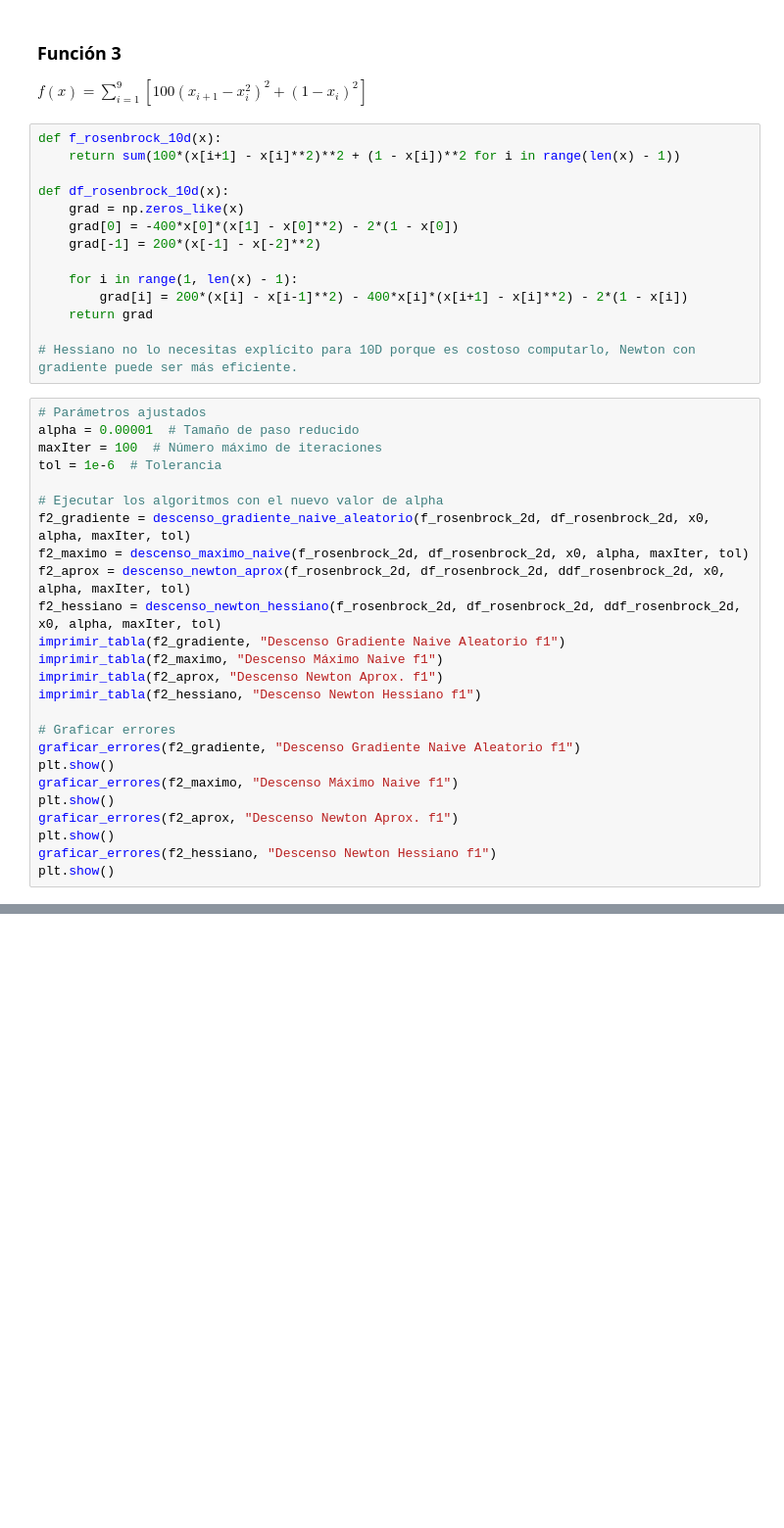
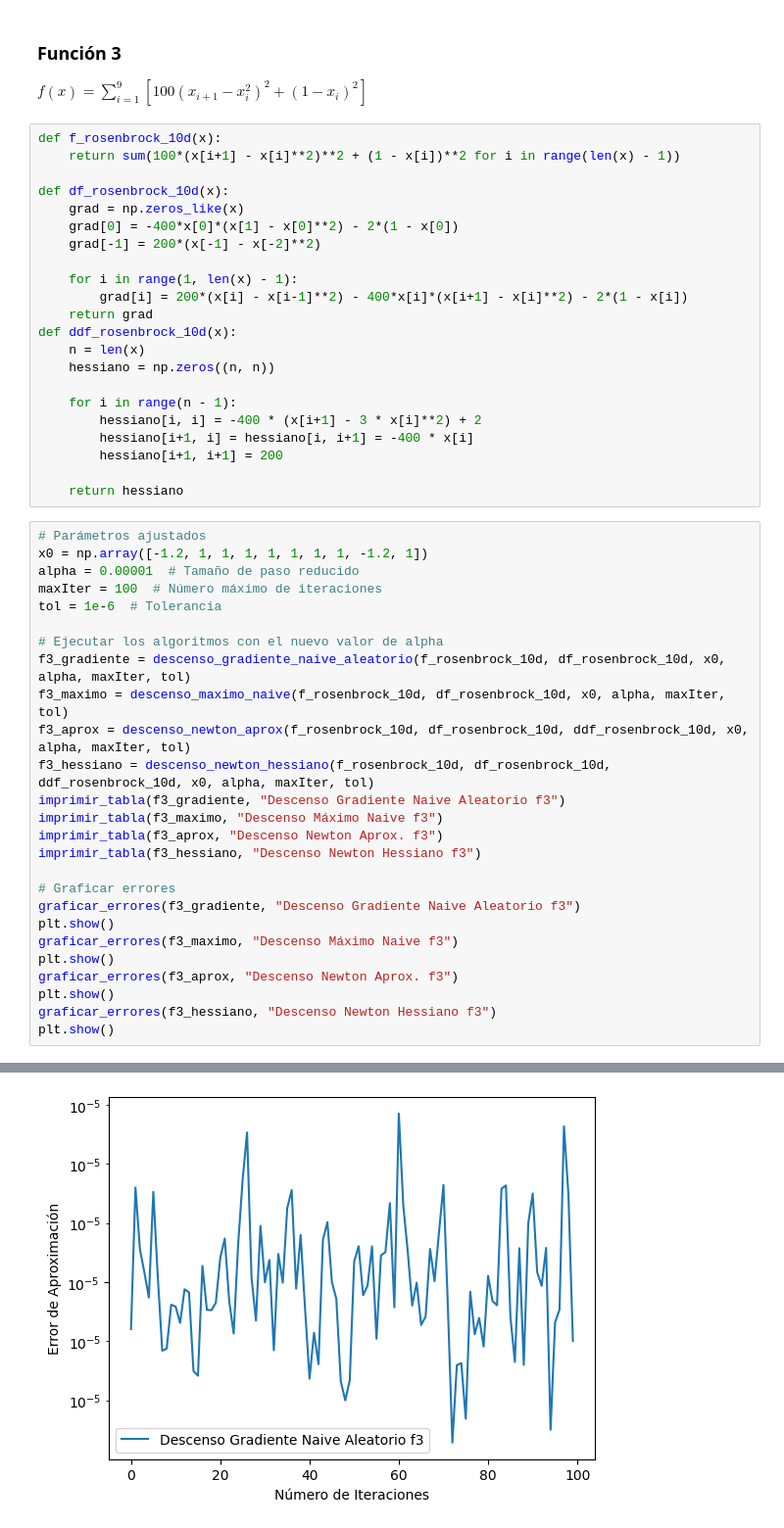
Before and after one commit to AGM54/LABMODS, a Jupyter notebook: Ejercicio5.ipynb, the cells around one changed output, grey strips where cells are left out. Shown at 98% size. Cells and saved outputs as stored; diff of their text form; blank space fills up the shorter version.

```diff
--- a/Ejercicio5.ipynb
+++ b/Ejercicio5.ipynb
@@ -316,30 +318,40 @@ def df_rosenbrock_10d(x):
     for i in range(1, len(x) - 1):
         grad[i] = 200*(x[i] - x[i-1]**2) - 400*x[i]*(x[i+1] - x[i]**2) - 2*(1 - x[i])
     return grad
+def ddf_rosenbrock_10d(x):
+    n = len(x)
+    hessiano = np.zeros((n, n))
 
-# Hessiano no lo necesitas explícito para 10D porque es costoso computarlo, Newton con gradiente puede ser más eficiente.
+    for i in range(n - 1):
+        hessiano[i, i] = -400 * (x[i+1] - 3 * x[i]**2) + 2
+        hessiano[i+1, i] = hessiano[i, i+1] = -400 * x[i]
+        hessiano[i+1, i+1] = 200
+
+    return hessiano
 # %%
 # Parámetros ajustados
+x0 = np.array([-1.2, 1, 1, 1, 1, 1, 1, 1, -1.2, 1])
 alpha = 0.00001  # Tamaño de paso reducido
 maxIter = 100  # Número máximo de iteraciones
 tol = 1e-6  # Tolerancia
 
 # Ejecutar los algoritmos con el nuevo valor de alpha
-f2_gradiente = descenso_gradiente_naive_aleatorio(f_rosenbrock_2d, df_rosenbrock_2d, x0, alpha, maxIter, tol)
-f2_maximo = descenso_maximo_naive(f_rosenbrock_2d, df_rosenbrock_2d, x0, alpha, maxIter, tol)
-f2_aprox = descenso_newton_aprox(f_rosenbrock_2d, df_rosenbrock_2d, ddf_rosenbrock_2d, x0, alpha, maxIter, tol)
-f2_hessiano = descenso_newton_hessiano(f_rosenbrock_2d, df_rosenbrock_2d, ddf_rosenbrock_2d, x0, alpha, maxIter, tol)
-imprimir_tabla(f2_gradiente, "Descenso Gradiente Naive Aleatorio f1")
-imprimir_tabla(f2_maximo, "Descenso Máximo Naive f1")
-imprimir_tabla(f2_aprox, "Descenso Newton Aprox. f1")
-imprimir_tabla(f2_hessiano, "Descenso Newton Hessiano f1")
+f3_gradiente = descenso_gradiente_naive_aleatorio(f_rosenbrock_10d, df_rosenbrock_10d, x0, alpha, maxIter, tol)
+f3_maximo = descenso_maximo_naive(f_rosenbrock_10d, df_rosenbrock_10d, x0, alpha, maxIter, tol)
+f3_aprox = descenso_newton_aprox(f_rosenbrock_10d, df_rosenbrock_10d, ddf_rosenbrock_10d, x0, alpha, maxIter, tol)
+f3_hessiano = descenso_newton_hessiano(f_rosenbrock_10d, df_rosenbrock_10d, ddf_rosenbrock_10d, x0, alpha, maxIter, tol)
+imprimir_tabla(f3_gradiente, "Descenso Gradiente Naive Aleatorio f3")
+imprimir_tabla(f3_maximo, "Descenso Máximo Naive f3")
+imprimir_tabla(f3_aprox, "Descenso Newton Aprox. f3")
+imprimir_tabla(f3_hessiano, "Descenso Newton Hessiano f3")
 
 # Graficar errores
-graficar_errores(f2_gradiente, "Descenso Gradiente Naive Aleatorio f1")
+graficar_errores(f3_gradiente, "Descenso Gradiente Naive Aleatorio f3")
 plt.show()
-graficar_errores(f2_maximo, "Descenso Máximo Naive f1")
+graficar_errores(f3_maximo, "Descenso Máximo Naive f3")
 plt.show()
-graficar_errores(f2_aprox, "Descenso Newton Aprox. f1")
+graficar_errores(f3_aprox, "Descenso Newton Aprox. f3")
 plt.show()
-graficar_errores(f2_hessiano, "Descenso Newton Hessiano f1")
+graficar_errores(f3_hessiano, "Descenso Newton Hessiano f3")
 plt.show()
+# %% [output]
@@ -345,0 +375 @@ plt.show()
+[figure, added]
```
Also changed, not shown: parts of 4 cells of this notebook.
